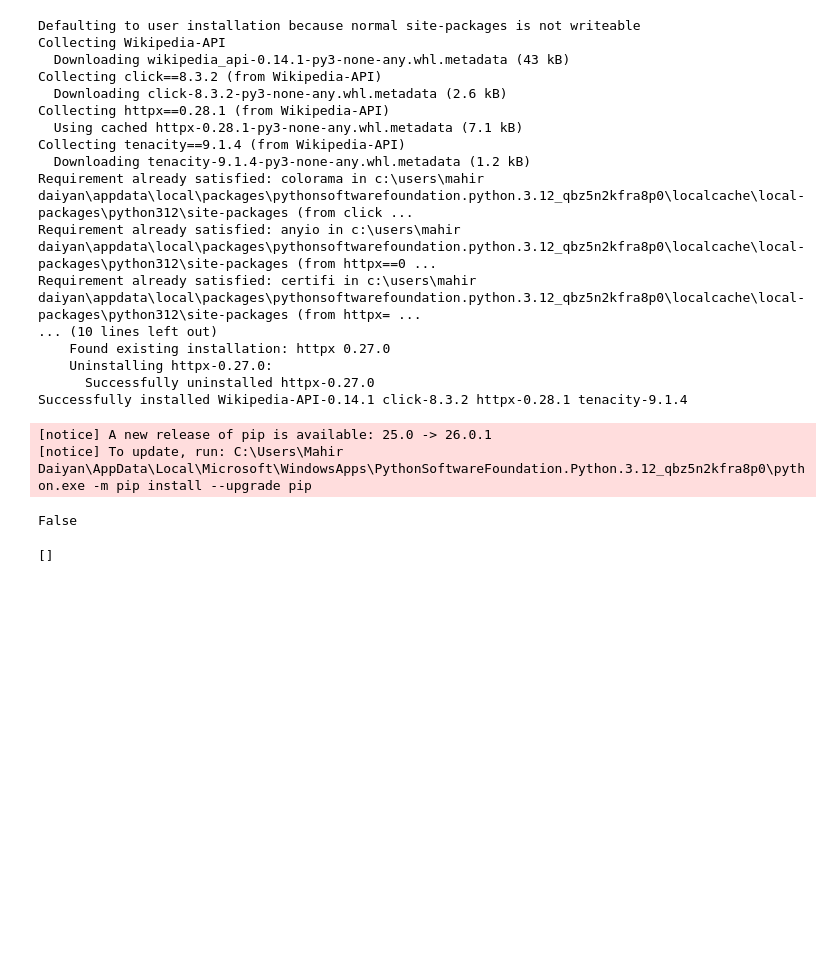
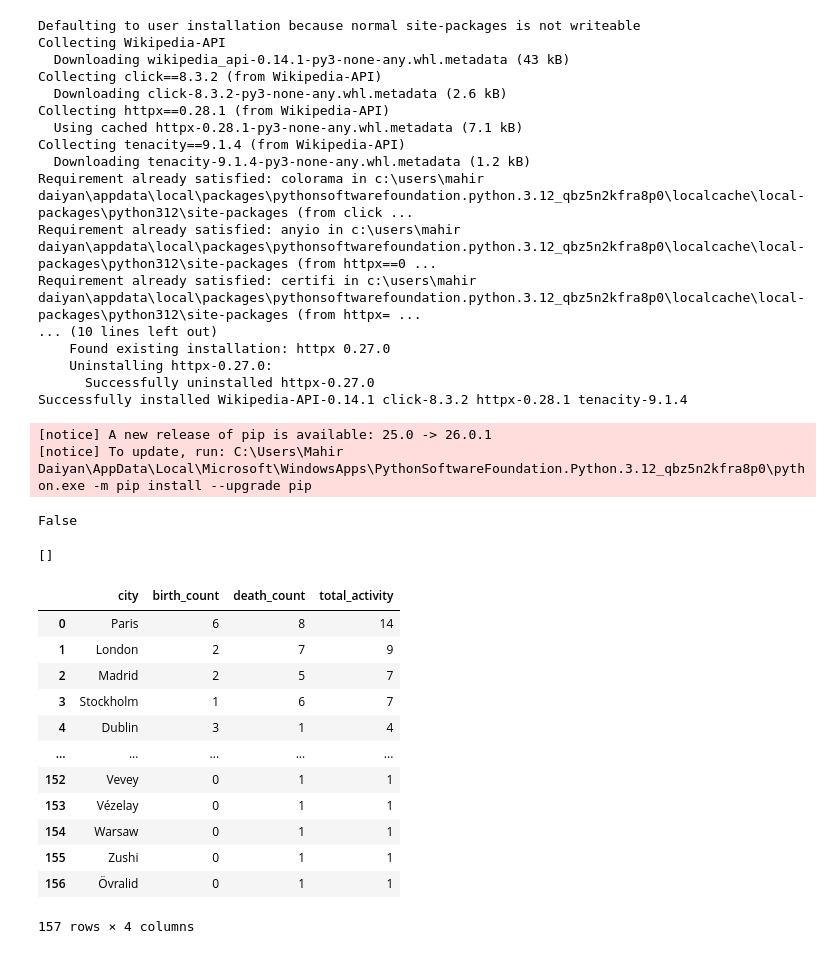
Before and after one commit to MHRDYN7/HUMA_1678_Final_Project, a Jupyter notebook: exploration.ipynb, the cells around one changed output. Cells and saved outputs as stored; diff of their text form; code cells hidden in the pictures; blank space fills up the shorter version.

```diff
--- a/exploration.ipynb
+++ b/exploration.ipynb
@@ -195,3 +195,22 @@ False
 page_py.sections
 # %% [output]
 []
+# %%
+import pandas as pd
+
+lit_hub = pd.read_csv("literary_hubs.csv")
+lit_hub
+# %% [output]
+|  | city | birth_count | death_count | total_activity |
+| 0 | Paris | 6 | 8 | 14 |
+| 1 | London | 2 | 7 | 9 |
+| 2 | Madrid | 2 | 5 | 7 |
+| 3 | Stockholm | 1 | 6 | 7 |
+| 4 | Dublin | 3 | 1 | 4 |
+| ... | ... | ... | ... | ... |
+| 152 | Vevey | 0 | 1 | 1 |
+| 153 | Vézelay | 0 | 1 | 1 |
+| 154 | Warsaw | 0 | 1 | 1 |
+| 155 | Zushi | 0 | 1 | 1 |
+| 156 | Övralid | 0 | 1 | 1 |
+157 rows × 4 columns
```
Also changed, not shown: parts of 1 cell of this notebook, 9 other files.
